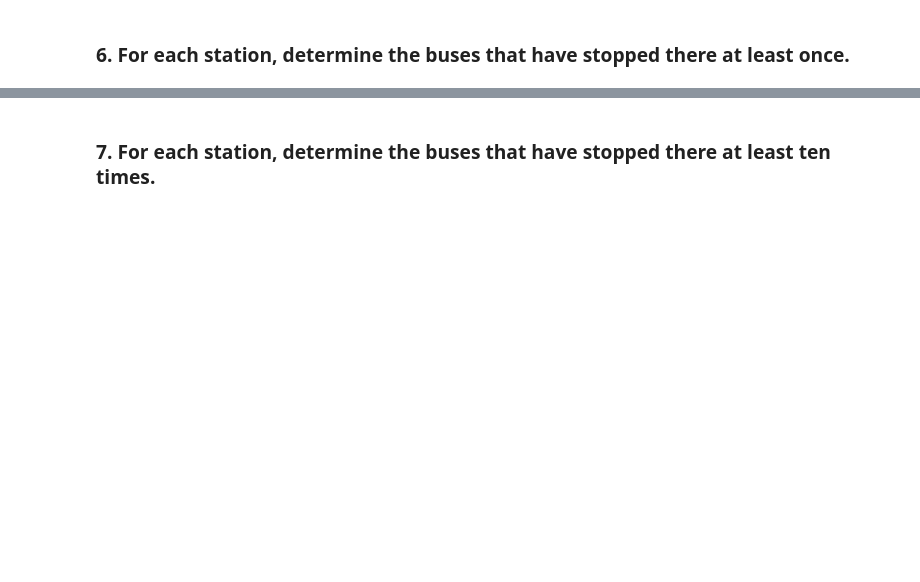
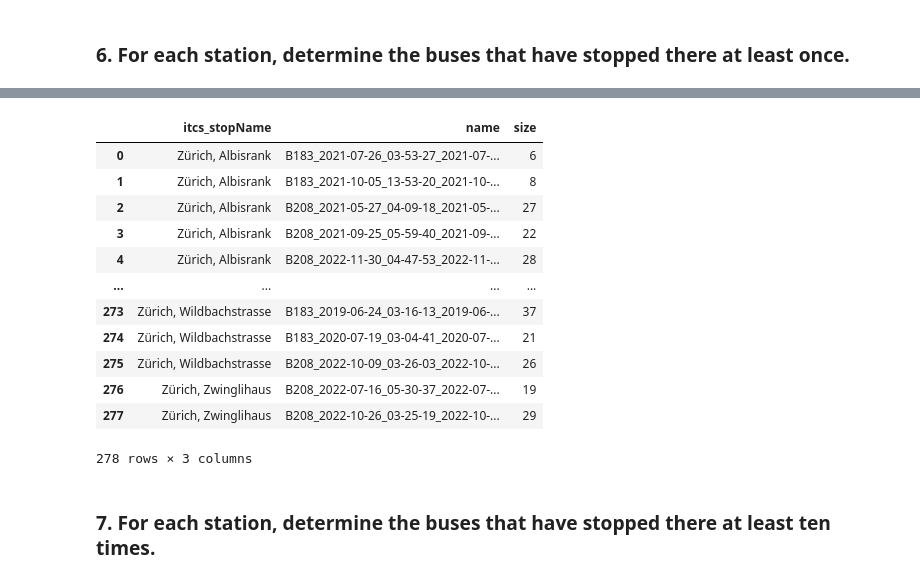
Before and after one commit to andrecardinali/progettocs, a Jupyter notebook: Project.ipynb, the cells around one changed output, grey strips where cells are left out. Cells and saved outputs as stored; diff of their text form; code cells hidden in the pictures; blank space fills up the shorter version.

```diff
--- a/Project.ipynb
+++ b/Project.ipynb
@@ -299,6 +141,0 @@ newdir = '/Users/andreacardinali/Downloads/ZTBus_samples'
-# %%
-dic = {}
-for csv_file in newdir:
-    path = pd.read_csv(csv_file)
-    dd = pd.read_csv(path)
-    dic[csv_file] = dd['itcs_numerOfPassengers','itcs_stopName']
@@ -307,7 +141,0 @@ IsADirectoryError: [Errno 21] Is a directory: '/'
-# %%
-ll = pd.DataFrame()
-for csv_file in csv_files:
-    path = os.path.join(directory, csv_file)
-    dd = pd.read_csv(path, skip_blank_lines=True)
-    hs = dd.groupby('itcs_stopName')['itcs_numberOfPassengers'].mean()
-    pd.concat(ll, hs)
@@ -360,0 +142,7 @@ for key, value in stazioni_fin:
+# %%
+df_stops= pd.DataFrame()
+for name in df['name']:
+    path= f'/Users/andreacardinali/Documents/ZTBus_samples/{name}.csv'
+    if os.path.exists(path):
+        file= pd.read_csv(path, na_values='-', usecols=['itcs_numberOfPassengers', 'itcs_stopName']).dropna(subset=['itcs_stopName'])
+        df_stops = pd.concat([df_stops, file])
@@ -361,2 +165,10 @@ for key, value in stazioni_fin:
 # %% [markdown]
 ### 6. For each station, determine the buses that have stopped there at least once.
+# %%
+df_stops2 = pd.DataFrame()
+for name in df['name']:
+    path= f'/Users/andreacardinali/Documents/ZTBus_samples/{name}.csv'
+    if os.path.exists(path):
+        df_stops = pd.read_csv(path, na_values='-')
+        df_stops['name'] = name
+        df_stops2 = pd.concat([df_stops2, df_stops])
@@ -363,2 +197,19 @@ for key, value in stazioni_fin:
+# %%
+prova = df_stops2.groupby(['itcs_stopName','name'], as_index=False).size()
+prova
+# %% [output]
+|  | itcs_stopName | name | size |
+| 0 | Zürich, Albisrank | B183_2021-07-26_03-53-27_2021-07-... | 6 |
+| 1 | Zürich, Albisrank | B183_2021-10-05_13-53-20_2021-10-... | 8 |
+| 2 | Zürich, Albisrank | B208_2021-05-27_04-09-18_2021-05-... | 27 |
+| 3 | Zürich, Albisrank | B208_2021-09-25_05-59-40_2021-09-... | 22 |
+| 4 | Zürich, Albisrank | B208_2022-11-30_04-47-53_2022-11-... | 28 |
+| ... | ... | ... | ... |
+| 273 | Zürich, Wildbachstrasse | B183_2019-06-24_03-16-13_2019-06-... | 37 |
+| 274 | Zürich, Wildbachstrasse | B183_2020-07-19_03-04-41_2020-07-... | 21 |
+| 275 | Zürich, Wildbachstrasse | B208_2022-10-09_03-26-03_2022-10-... | 26 |
+| 276 | Zürich, Zwinglihaus | B208_2022-07-16_05-30-37_2022-07-... | 19 |
+| 277 | Zürich, Zwinglihaus | B208_2022-10-26_03-25-19_2022-10-... | 29 |
+278 rows × 3 columns
 # %% [markdown]
 ### 7. For each station, determine the buses that have stopped there at least ten times.
```
Also changed, not shown: parts of 25 cells of this notebook, 1 other file.
